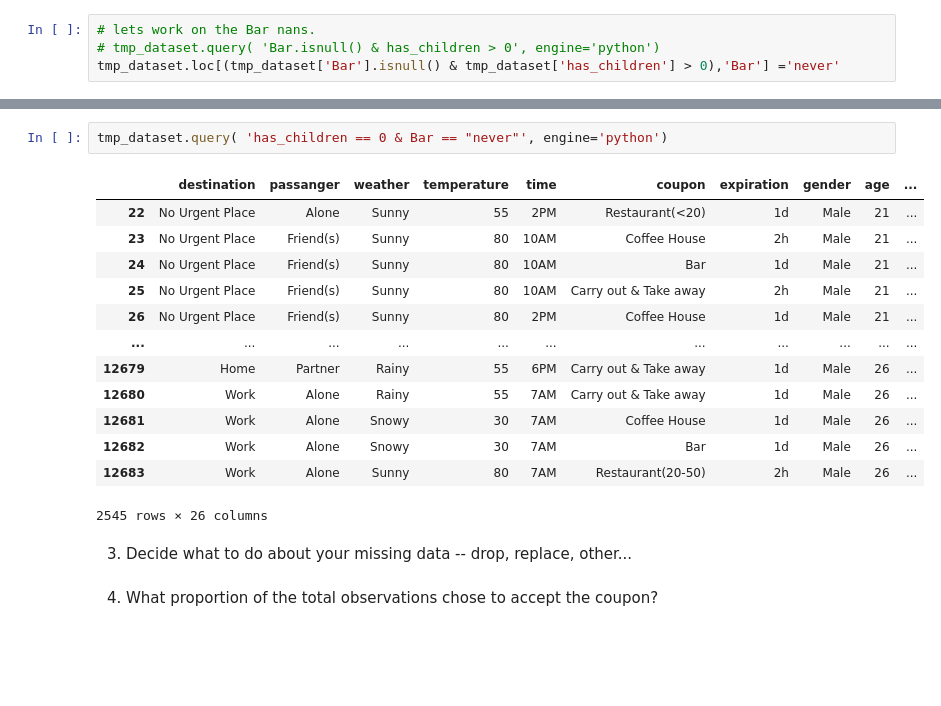
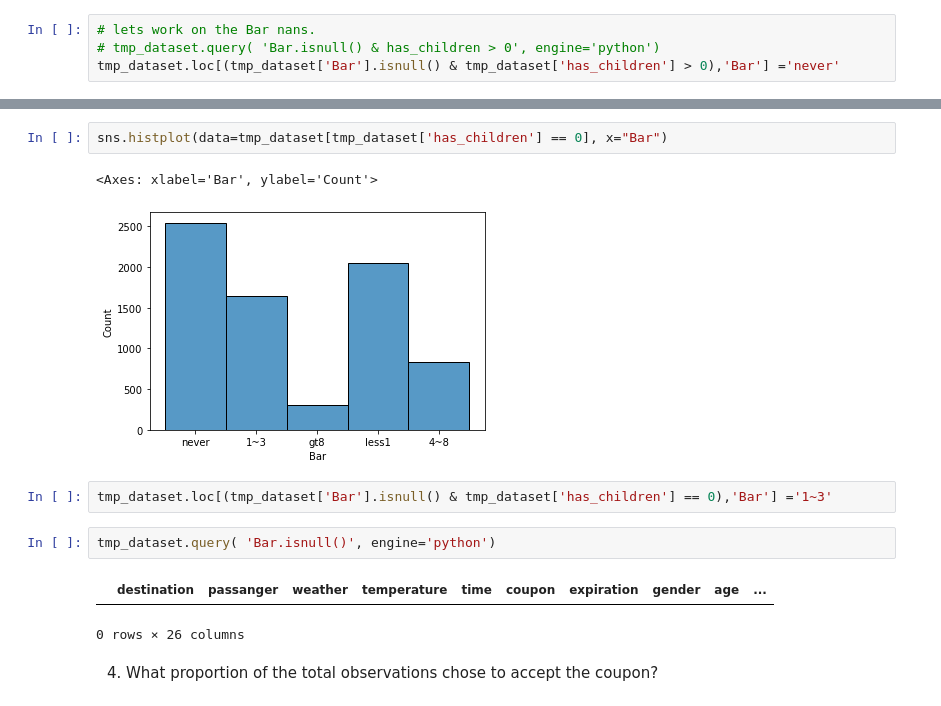
Before and after one commit to spiderweb2828/AIML-Assignment1, a Jupyter notebook: prompt.ipynb, the cells around one changed output, grey strips where cells are left out. Saved outputs shown, nothing was run; the diff lists cells and outputs as text; blank space fills up the shorter version.

```diff
--- a/prompt.ipynb
+++ b/prompt.ipynb
@@ -155,21 +178,15 @@ tmp_dataset.loc[(tmp_dataset['Bar'].isnull() & tmp_dataset['has_children'] > 0),
+# %%
+sns.histplot(data=tmp_dataset[tmp_dataset['has_children'] == 0], x="Bar")
+# %% [output]
+<Axes: xlabel='Bar', ylabel='Count'>
+[figure, added]
+# %%
+tmp_dataset.loc[(tmp_dataset['Bar'].isnull() & tmp_dataset['has_children'] == 0),'Bar'] ='1~3'
 # %%
-tmp_dataset.query( 'has_children == 0 & Bar == "never"', engine='python')
+tmp_dataset.query( 'Bar.isnull()', engine='python')
 # %% [output]
 |  | destination | passanger | weather | temperature | time | coupon | expiration | gender | age | ... |
-| 22 | No Urgent Place | Alone | Sunny | 55 | 2PM | Restaurant(<20) | 1d | Male | 21 | ... |
-| 23 | No Urgent Place | Friend(s) | Sunny | 80 | 10AM | Coffee House | 2h | Male | 21 | ... |
-| 24 | No Urgent Place | Friend(s) | Sunny | 80 | 10AM | Bar | 1d | Male | 21 | ... |
-| 25 | No Urgent Place | Friend(s) | Sunny | 80 | 10AM | Carry out & Take away | 2h | Male | 21 | ... |
-| 26 | No Urgent Place | Friend(s) | Sunny | 80 | 2PM | Coffee House | 1d | Male | 21 | ... |
-| ... | ... | ... | ... | ... | ... | ... | ... | ... | ... | ... |
-| 12679 | Home | Partner | Rainy | 55 | 6PM | Carry out & Take away | 1d | Male | 26 | ... |
-| 12680 | Work | Alone | Rainy | 55 | 7AM | Carry out & Take away | 1d | Male | 26 | ... |
-| 12681 | Work | Alone | Snowy | 30 | 7AM | Coffee House | 1d | Male | 26 | ... |
-| 12682 | Work | Alone | Snowy | 30 | 7AM | Bar | 1d | Male | 26 | ... |
-| 12683 | Work | Alone | Sunny | 80 | 7AM | Restaurant(20-50) | 2h | Male | 26 | ... |
-2545 rows × 26 columns
+0 rows × 26 columns
-# %% [markdown]
-3. Decide what to do about your missing data -- drop, replace, other...
 # %% [markdown]
 4. What proportion of the total observations chose to accept the coupon?
 # %% [markdown]
```
Also changed, not shown: parts of 3 cells of this notebook.
